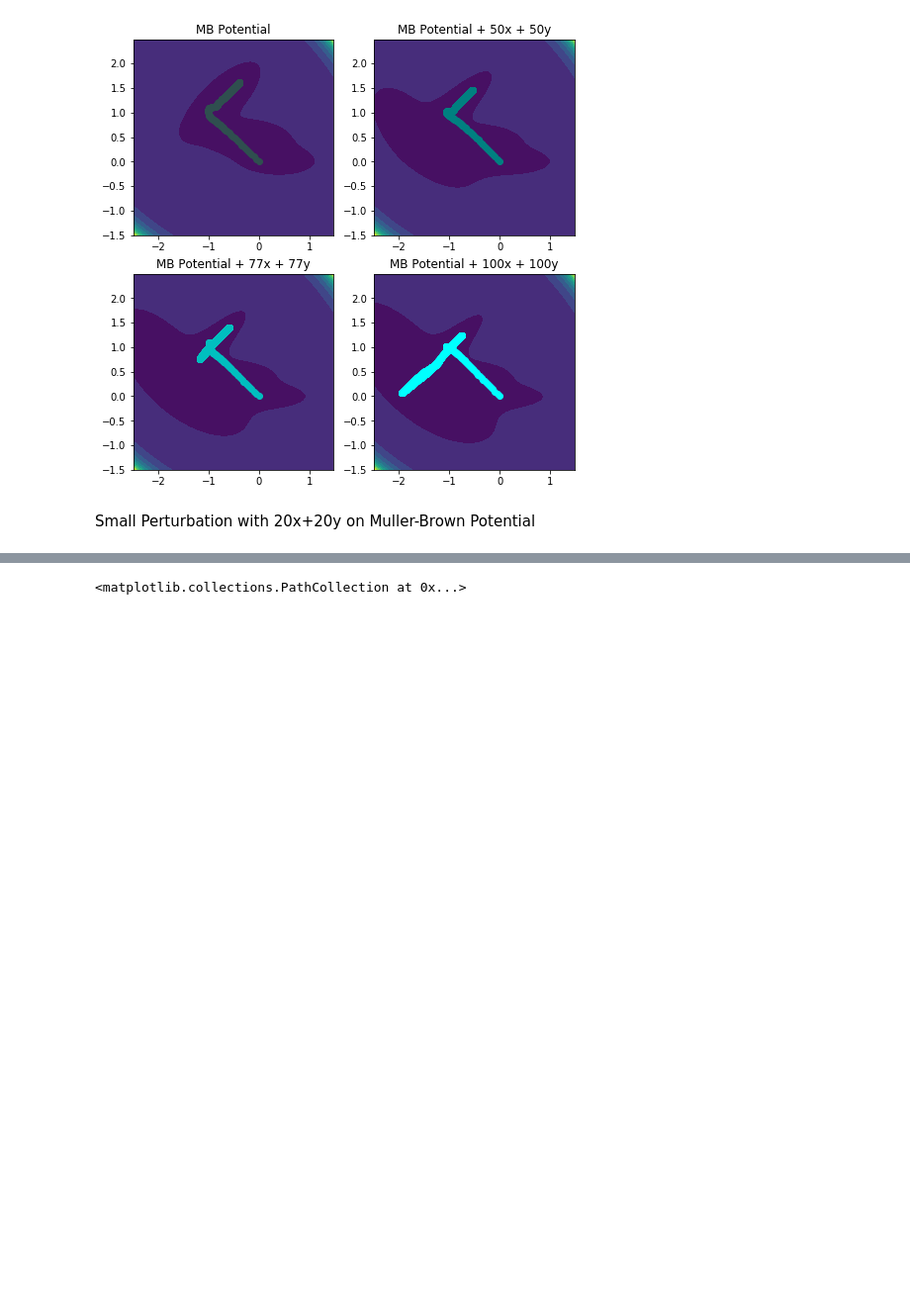
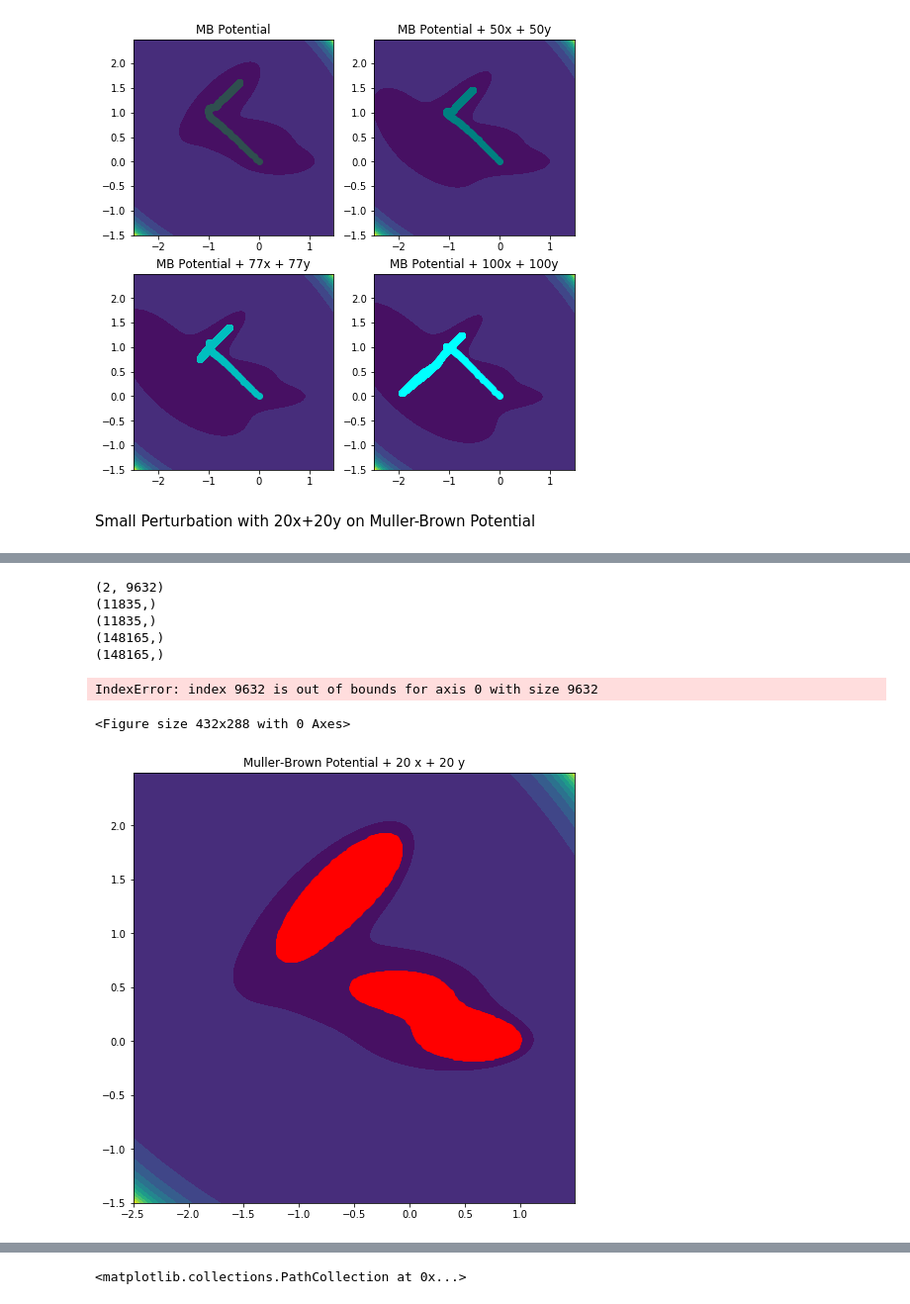
Before and after one commit to chewycharis/work-in-dinner-group-2019, a Jupyter notebook: DGA-Perturbation/jupyter-notebooks/Muller-Brown Potential .ipynb, the cells around one changed output, grey strips where cells are left out. Shown at 99% size. Cells and saved outputs as stored; diff of their text form; code cells hidden in the pictures; blank space fills up the shorter version.

```diff
--- a/DGA-Perturbation/jupyter-notebooks/Muller-Brown Potential .ipynb
+++ b/DGA-Perturbation/jupyter-notebooks/Muller-Brown Potential .ipynb
@@ -290,0 +329,55 @@ Text(0.5, 1.0, 'Muller-Brown Potential + 20 x + 20 y')
+# %%
+# plot perturb potential
+plt.clf()
+fig=plt.figure(figsize=(8,8))
+X=np.arange (-2.5,1.5,1/100) ; Y=np.arange(-1.5,2.5,1/100)
+X, Y = np.meshgrid(X, Y)
+Z=np.array(muller_brown_potential(np.ravel(X), np.ravel(Y),perturb=[20,20]))
+Z = Z.reshape(X.shape)
+ax=fig.add_subplot(111)
+ax.contourf(X, Y, Z, 10, linestyles="solid")
+ax.set_title('Muller-Brown Potential + 20 x + 20 y')
+
+
+# compute training set
+dc_index=np.where(Z <-60) # define domain and complement
+d_index=np.where(Z>=-60)
+print(np.shape(z_index))
+x_dc=X[0][dc_index[1]]
+y_dc=Y[:,0][dc_index[0]]
+print(np.shape(x_dc)); print(np.shape(y_dc))
+x_d=X[0][d_index[1]]
+y_d=Y[:,0][d_index[0]]
+print(np.shape(x_d)); print(np.shape(y_d))
+ax.scatter(x_dc, y_dc, c='r')
+d=np.stack((x_d,y_d)).T
+dc=np.stack((x_dc,y_dc)).T
+
+a=dc[np.where(dc[:,0]<0)] # define state a and state b
+a=a[np.where(a[:,1]>a[:,0]+np.full(np.shape(a[:,0]),1.4))]
+b=new[np.where(dc[:,0]>-0.8)]
+b=new_b[np.where(b[:,1]<b[:,0]+np.full(np.shape(b[:,0]),1.4))]
+ax.scatter(a[:,0], a[:,1],c="pink", label="stateA")
+ax.scatter(b[:,0], b[:,1],c="orange", label="stateB")
+
+dc_train = np.vstack((a, b)) # define training and target sets for KNN
+print(np.shape(dc_train))
+train=np.vstack((d,dc_train))
+print(np.shape(train))
+dc_target = np.vstack((np.full(np.shape(a),1), np.full(np.shape(b),2)))
+print(np.shape(dc_target))
+target=np.vstack((np.full(np.shape(d),3),dc_target))
+print(np.shape(target))
+X=np.arange (-2.5,1.5,1/100) ; Y=np.arange(-1.5,2.5,1/100)
+X, Y = np.meshgrid(X, Y)
+data=np.vstack((X.ravel(),Y.ravel())).T
+print(np.shape(data))
+# %% [output]
+(2, 9632)
+(11835,)
+(11835,)
+(148165,)
+(148165,)
+IndexError: index 9632 is out of bounds for axis 0 with size 9632
+<Figure size 432x288 with 0 Axes>
+[figure, added]
```
Also changed, not shown: parts of 6 cells of this notebook, 33 other files.
